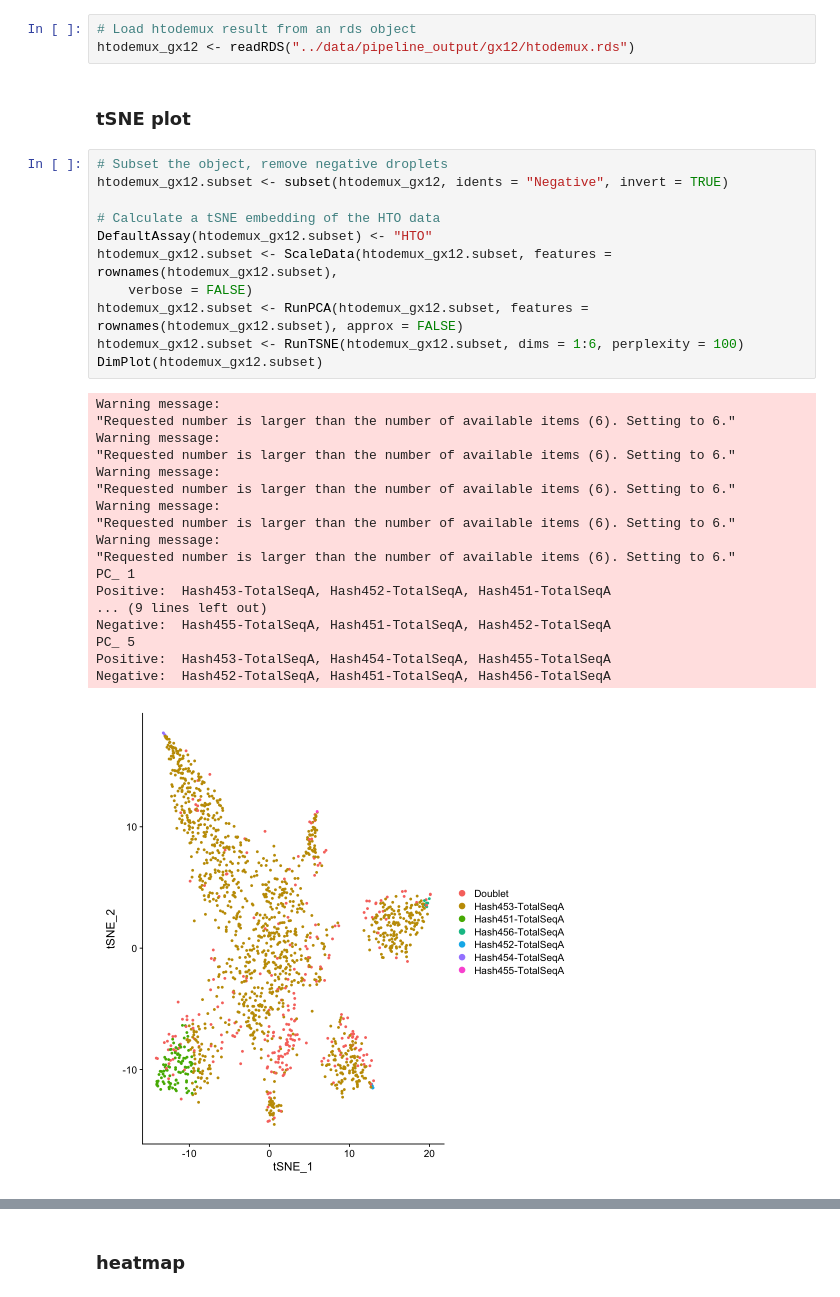
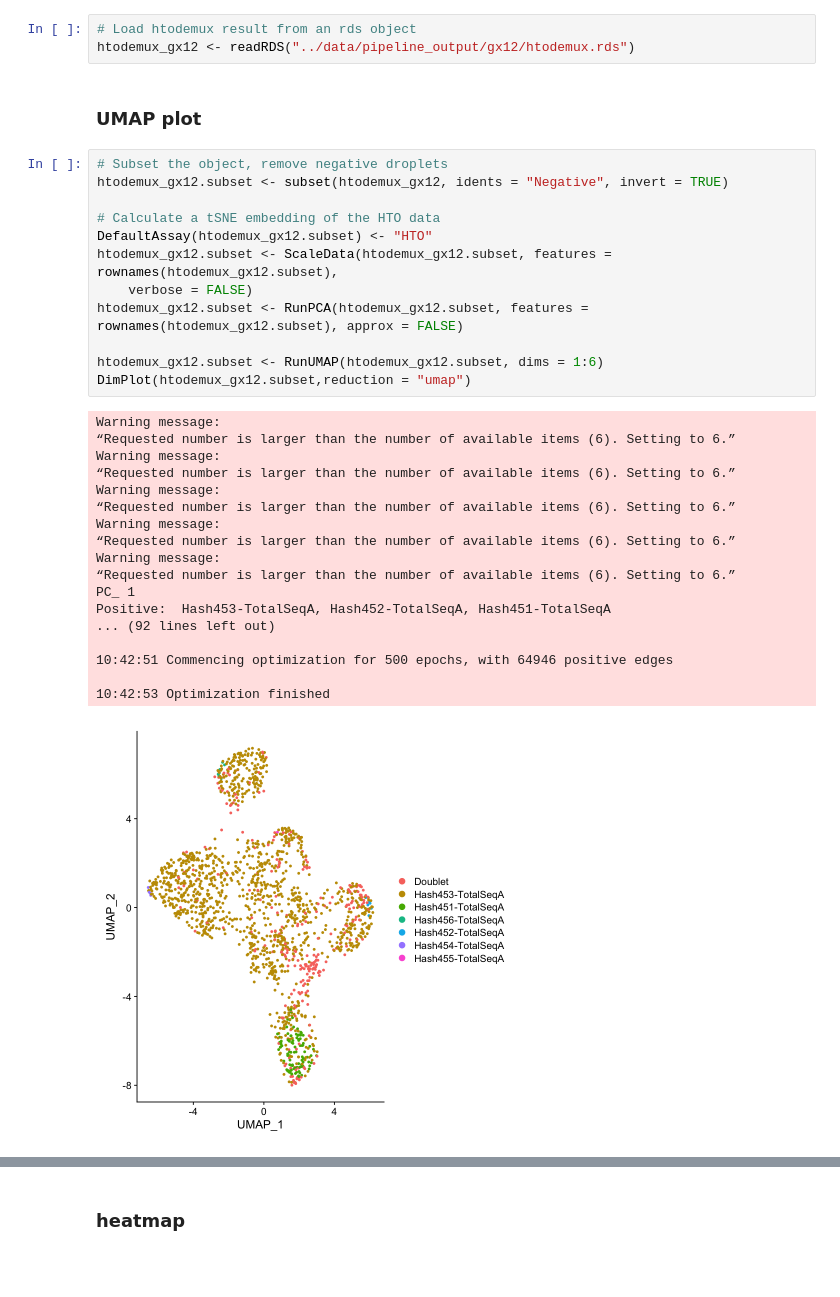
Before and after one commit to theislab/hadge-reproducibility, a Jupyter notebook: notebooks/Figure2.ipynb, the cells around one changed output, grey strips where cells are left out. Cells and saved outputs as stored; diff of their text form; blank space fills up the shorter version.

```diff
--- a/notebooks/Figure2.ipynb
+++ b/notebooks/Figure2.ipynb
@@ -10,34 +14,35 @@ library(repr)
 # Load htodemux result from an rds object
 htodemux_gx12 <- readRDS("../data/pipeline_output/gx12/htodemux.rds")
 # %% [markdown]
-### tSNE plot
+### UMAP plot
 # %%
 # Subset the object, remove negative droplets
 htodemux_gx12.subset <- subset(htodemux_gx12, idents = "Negative", invert = TRUE)
 
 # Calculate a tSNE embedding of the HTO data
 DefaultAssay(htodemux_gx12.subset) <- "HTO"
 htodemux_gx12.subset <- ScaleData(htodemux_gx12.subset, features = rownames(htodemux_gx12.subset),
     verbose = FALSE)
 htodemux_gx12.subset <- RunPCA(htodemux_gx12.subset, features = rownames(htodemux_gx12.subset), approx = FALSE)
-htodemux_gx12.subset <- RunTSNE(htodemux_gx12.subset, dims = 1:6, perplexity = 100)
-DimPlot(htodemux_gx12.subset)
+
+htodemux_gx12.subset <- RunUMAP(htodemux_gx12.subset, dims = 1:6)
+DimPlot(htodemux_gx12.subset,reduction = "umap")
 # %% [output]
 Warning message:
-"Requested number is larger than the number of available items (6). Setting to 6."
+“Requested number is larger than the number of available items (6). Setting to 6.”
 Warning message:
-"Requested number is larger than the number of available items (6). Setting to 6."
+“Requested number is larger than the number of available items (6). Setting to 6.”
 Warning message:
-"Requested number is larger than the number of available items (6). Setting to 6."
+“Requested number is larger than the number of available items (6). Setting to 6.”
 Warning message:
-"Requested number is larger than the number of available items (6). Setting to 6."
+“Requested number is larger than the number of available items (6). Setting to 6.”
 Warning message:
-"Requested number is larger than the number of available items (6). Setting to 6."
+“Requested number is larger than the number of available items (6). Setting to 6.”
 PC_ 1
 Positive:  Hash453-TotalSeqA, Hash452-TotalSeqA, Hash451-TotalSeqA
-... (9 lines left out)
-Negative:  Hash455-TotalSeqA, Hash451-TotalSeqA, Hash452-TotalSeqA
-PC_ 5
-Positive:  Hash453-TotalSeqA, Hash454-TotalSeqA, Hash455-TotalSeqA
-Negative:  Hash452-TotalSeqA, Hash451-TotalSeqA, Hash456-TotalSeqA
+... (92 lines left out)
+
+10:42:51 Commencing optimization for 500 epochs, with 64946 positive edges
+
+10:42:53 Optimization finished
-[figure, old version]
+[figure, new version]
```
Also changed, not shown: parts of 15 cells of this notebook, 13 other files.
